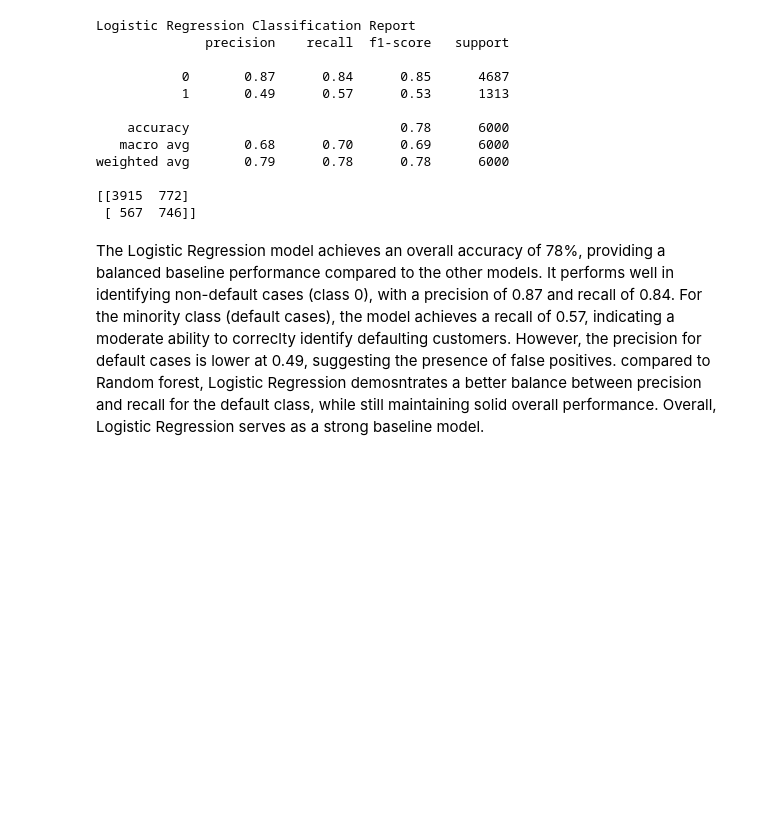
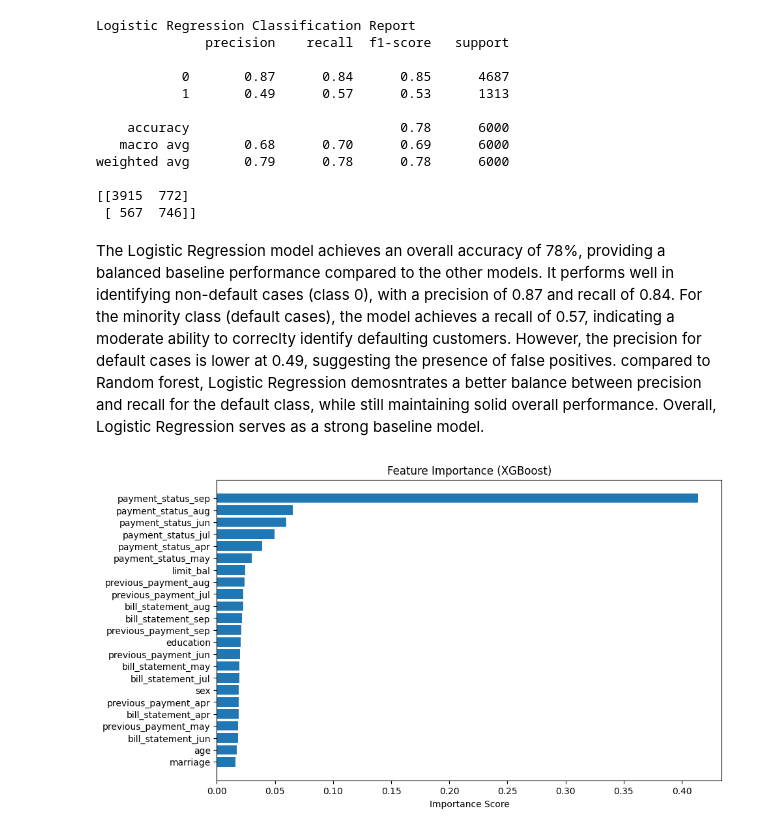
Before and after one commit to josierra21/credit-risk-mlops, a Jupyter notebook: notebook/Feature_Engineering_and_Model_Training.ipynb, the cells around one changed output. Cells and saved outputs as stored; diff of their text form; code cells hidden in the pictures; blank space fills up the shorter version.

Commit message:
added feature importance chart

```diff
--- a/notebook/Feature_Engineering_and_Model_Training.ipynb
+++ b/notebook/Feature_Engineering_and_Model_Training.ipynb
@@ -303,3 +303,20 @@ weighted avg       0.79      0.78      0.78      6000
  [ 567  746]]
 # %% [markdown]
 The Logistic Regression model achieves an overall accuracy of 78%, providing a balanced baseline performance compared to the other models. It performs well in identifying non-default cases (class 0), with a precision of 0.87 and recall of 0.84. For the minority class (default cases), the model achieves a recall of 0.57, indicating a moderate ability to correclty identify defaulting customers. However, the precision for default cases is lower at 0.49, suggesting the presence of false positives. compared to Random forest, Logistic Regression demosntrates a better balance between precision and recall for the default class, while still maintaining solid overall performance. Overall, Logistic Regression serves as a strong baseline model.
+# %%
+#feature importance
+importances = xgb.feature_importances_
+
+feature_importance_df = pd.DataFrame({
+    "feature": X.columns,
+    "importance": importances
+}).sort_values(by="importance", ascending=False)
+
+plt.figure(figsize=(10,6))
+plt.barh(feature_importance_df["feature"], feature_importance_df["importance"])
+plt.gca().invert_yaxis()
+plt.title("Feature Importance (XGBoost)")
+plt.xlabel("Importance Score")
+plt.show()
+# %% [output]
+[figure, added]
```
Also changed, not shown: parts of 1 cell of this notebook, 1 other file.
